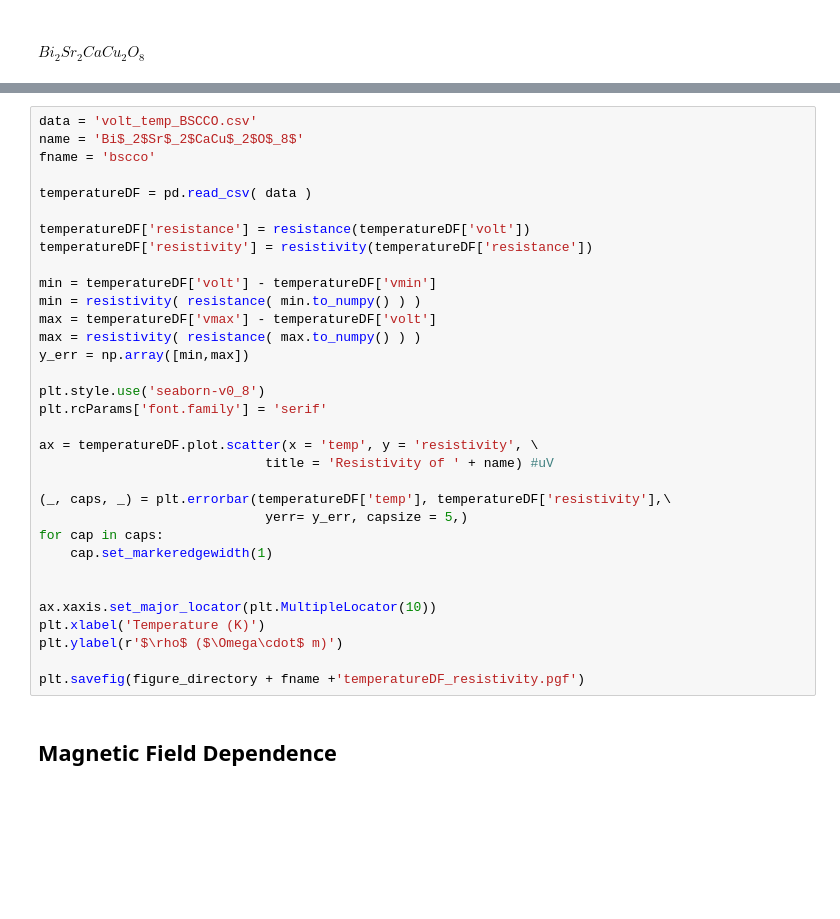
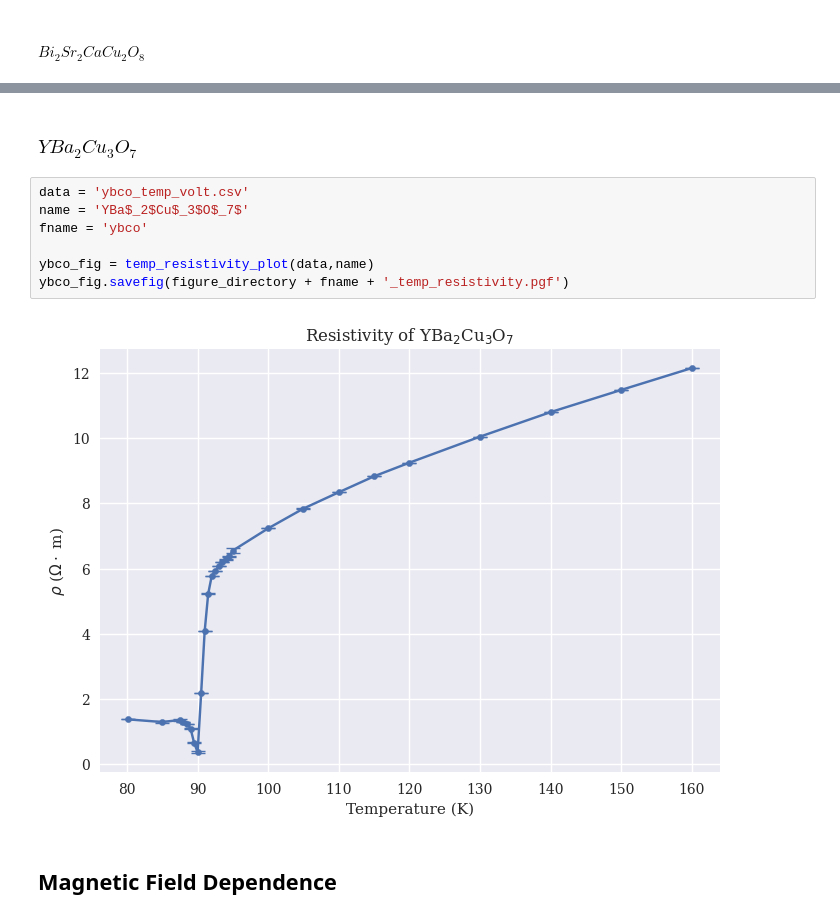
Before and after one commit to denzelayala1/lab-data-F23, a Jupyter notebook: superconductivity/analysis/dataSC.ipynb, the cells around one changed output, grey strips where cells are left out. Saved outputs shown, nothing was run; the diff lists cells and outputs as text; blank space fills up the shorter version.

```diff
--- a/superconductivity/analysis/dataSC.ipynb
+++ b/superconductivity/analysis/dataSC.ipynb
@@ -95,36 +141,14 @@ test.savefig(figure_directory + 'test.pgf')
-# %%
-data = 'volt_temp_BSCCO.csv'
-name = 'Bi$_2$Sr$_2$CaCu$_2$O$_8$'
-fname = 'bscco'
-
-temperatureDF = pd.read_csv( data )
-
-temperatureDF['resistance'] = resistance(temperatureDF['volt'])
-temperatureDF['resistivity'] = resistivity(temperatureDF['resistance'])
-
-min = temperatureDF['volt'] - temperatureDF['vmin']
-min = resistivity( resistance( min.to_numpy() ) )
-max = temperatureDF['vmax'] - temperatureDF['volt']
-max = resistivity( resistance( max.to_numpy() ) )
-y_err = np.array([min,max])
-
-plt.style.use('seaborn-v0_8')
-plt.rcParams['font.family'] = 'serif'
-
-ax = temperatureDF.plot.scatter(x = 'temp', y = 'resistivity', \
-                             title = 'Resistivity of ' + name) #uV
-
-(_, caps, _) = plt.errorbar(temperatureDF['temp'], temperatureDF['resistivity'],\
-                             yerr= y_err, capsize = 5,)
-for cap in caps:
-    cap.set_markeredgewidth(1)
-
-
-ax.xaxis.set_major_locator(plt.MultipleLocator(10))
-plt.xlabel('Temperature (K)')
-plt.ylabel(r'$\rho$ ($\Omega\cdot$ m)')
-
-plt.savefig(figure_directory + fname +'temperatureDF_resistivity.pgf')
+# %% [markdown]
+### $YBa_2Cu_3O_7$
+# %%
+data = 'ybco_temp_volt.csv'
+name = 'YBa$_2$Cu$_3$O$_7$'
+fname = 'ybco'
+
+ybco_fig = temp_resistivity_plot(data,name)
+ybco_fig.savefig(figure_directory + fname + '_temp_resistivity.pgf')
+# %% [output]
+[figure, added]
 # %% [markdown]
 ## Magnetic Field Dependence
 # %% [markdown]
```
Also changed, not shown: parts of 11 cells of this notebook, 14 other files.
